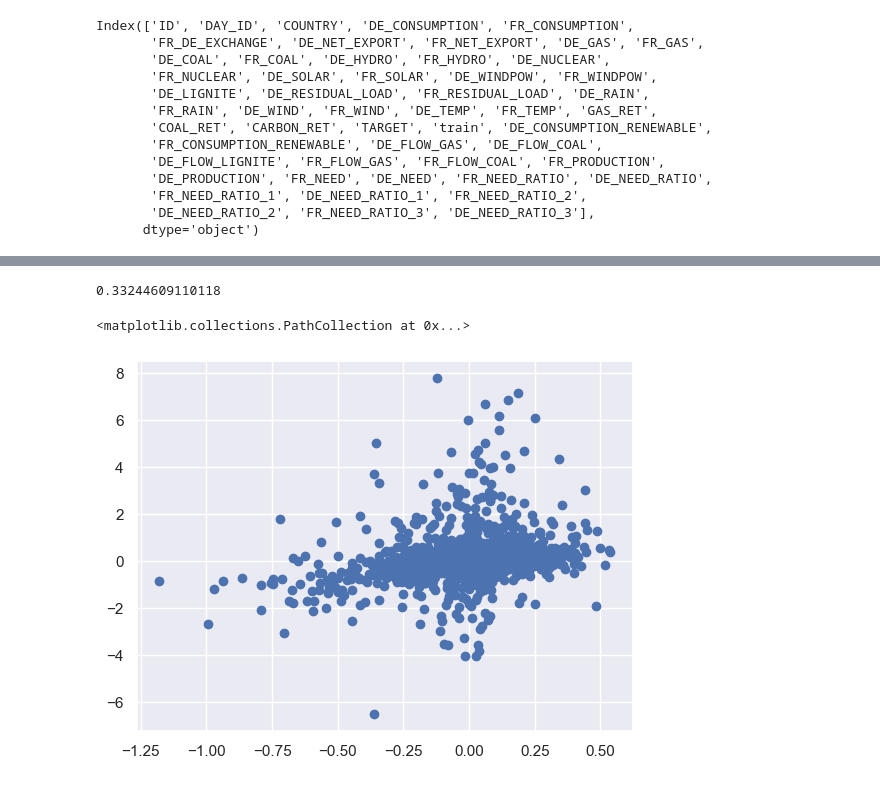
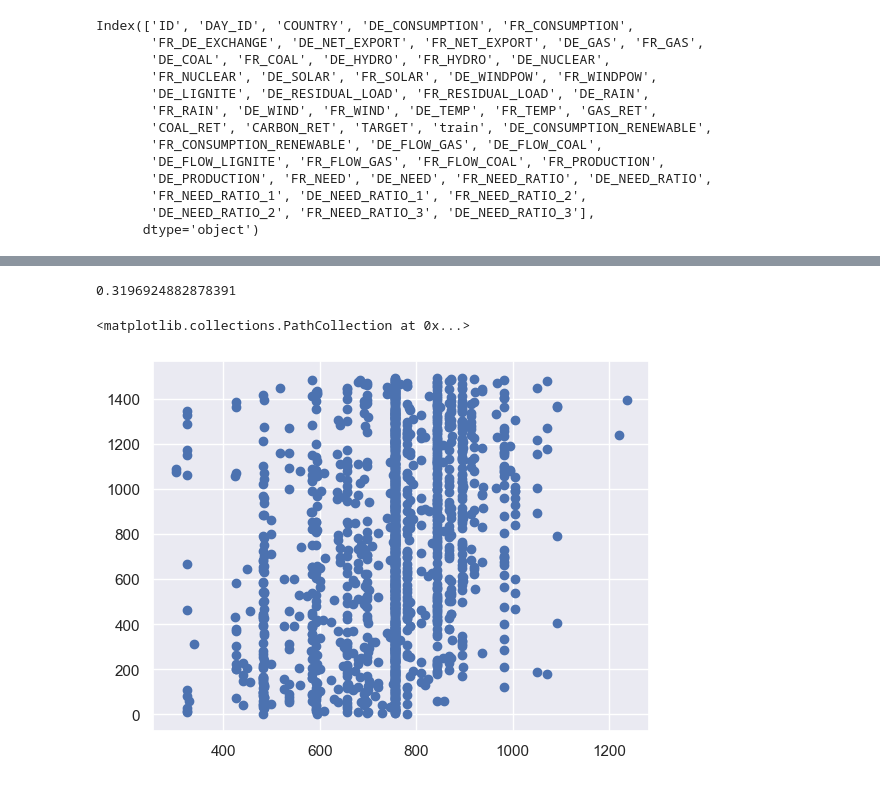
Before and after one commit to AliHaidar97/MVA-Challenge, a Jupyter notebook: main_3.ipynb, the cells around one changed output, grey strips where cells are left out. Drawn from its saved outputs; the diff is of its cells as text; code cells hidden in the pictures.

```diff
--- a/main_3.ipynb
+++ b/main_3.ipynb
@@ -705,5 +804,6 @@ for v in X_train_augmented.columns:
 # %%
-for c in tqdm(X_train_augmented.columns):
+'''
+for c in tqdm(X_train_augmented.columns[::-1]):
     if(c in keep):
         continue
     keep.append(c)
@@ -725,11 +825,12 @@ for c in tqdm(X_train_augmented.columns):
     #model = KLIEP(model, Xt=X_test_augmented, kernel="rbf", gamma=[0.01], random_state=0,verbose=0)
     #model = KernelRidge(kernel='rbf', gamma = 0.01, alpha=10)
     model.fit(X_train_augmented_test, y_train)
-    s = evaluate_model_mean(X_train_augmented_test,y_train,model, stratify = X_train_COUNTRY,  state = 10, test_size=0.3)
+    s = evaluate_model_mean(X_train_augmented_test,y_train,model, stratify = X_train_COUNTRY,  state = 30, test_size=0.3)
     #print(s)
-    if(s - best_score >= 0.01):
+    if(s - best_score >= 0.005):
         best_score = s
         print(c,best_score)
     else:
         keep = keep[:-1]
+'''
 # %% [output]
@@ -739,0 +838,2 @@ FR_TEMP#FR_CONSUMPTION_RENEWABLE#DE_FLOW_COAL#FR_FLOW_COAL [0.24620854]
+# %%
+keep = cols
@@ -739,0 +860,21 @@ FR_TEMP#FR_CONSUMPTION_RENEWABLE#DE_FLOW_COAL#FR_FLOW_COAL [0.24620854]
+# %%
+X_train_augmented_test = X_train_augmented[keep]
+X_test_augmented_test =  X_test_augmented[keep]
+X = pd.concat([X_train_augmented_test,X_test_augmented_test])
+#X = X.drop(['COUNTRY'],axis=1)
+
+scaler = StandardScaler()
+scaler.fit(X)
+cols = X.columns
+X_train_augmented_test[cols] = scaler.transform(X_train_augmented_test[cols])
+X_test_augmented_test[cols] = scaler.transform(X_test_augmented_test[cols])
+
+model = Lasso(alpha = 0.01)
+sfs = SequentialFeatureSelector(model, n_features_to_select=16,direction='backward',scoring = make_scorer(my_custom_loss_func))
+sfs.fit(X_train_augmented_test,y_train)
+
+cols = X_train_augmented_test.columns[sfs.get_support()]
+
+model.fit(X_train_augmented_test[cols], y_train)
+s = evaluate_model_mean(X_train_augmented_test[cols],y_train,model, stratify = X_train_COUNTRY,  state = 20, test_size=0.3)
+print(s)
@@ -740,3 +883,5 @@ FR_TEMP#FR_CONSUMPTION_RENEWABLE#DE_FLOW_COAL#FR_FLOW_COAL [0.24620854]
+# %%
+keep = cols
 # %%
 keep
 # %% [output]
@@ -805,31 +955,31 @@ X_test_augmented[cols] = scaler.transform(X_test_augmented[cols])
 # %%
 from sklearn.kernel_ridge import KernelRidge
 from sklearn_extra.robust import RobustWeightedRegressor
 from sklearn_extra.kernel_methods import  EigenProRegressor
 #cols_keep = select_columns(X_train_augmented,y_train,size_features=50)
 #0.0455
 X_train_augmented_t = np.array(X_train_augmented)
 X_test_augmented_t = np.array(X_test_augmented)
 
 
 l1_lasso_model = CustomLinearModel(
     X=np.array(X_train_augmented_t), Y=np.array(y_train), regularization=0.01, alpha= 1.2, optim = 'BFGS'
 )
 
-#l1_lasso_model = Lasso(alpha=0.01)
+l1_lasso_model = Lasso(alpha=0.01)
 #l1_lasso_model = KLIEP(l1_lasso_model, Xt=np.array(X_test_augmented), kernel="rbf", gamma=[0.01], random_state=0)
 #l1_lasso_model = EigenProRegressor()#KernelRidge(kernel='rbf', gamma = 0.01, alpha=100)
-l1_lasso_model.fit(np.array(X_train_augmented_t), np.array(y_train))
+l1_lasso_model.fit(np.array(X_train_augmented_t), np.array(y_train.rank()))
 
 y_pred = l1_lasso_model.predict(X_train_augmented_t)
-print(my_custom_loss_func(y_pred,y_train))
+print(my_custom_loss_func(y_pred,y_train.rank()))
 #print(list(zip(X_train_augmented.columns,l1_lasso_model.coef_)))
 
-plt.scatter(y_pred,y_train)
+plt.scatter(y_pred,y_train.rank())
 # %% [output]
-0.33244609110118
+0.3196924882878391
 <matplotlib.collections.PathCollection at 0x...>
-[figure, old version]
+[figure, new version]
 # %%
 l1_lasso_model.coef_
 # %% [output]
```
Also changed, not shown: parts of 26 cells of this notebook, 5 other files.
